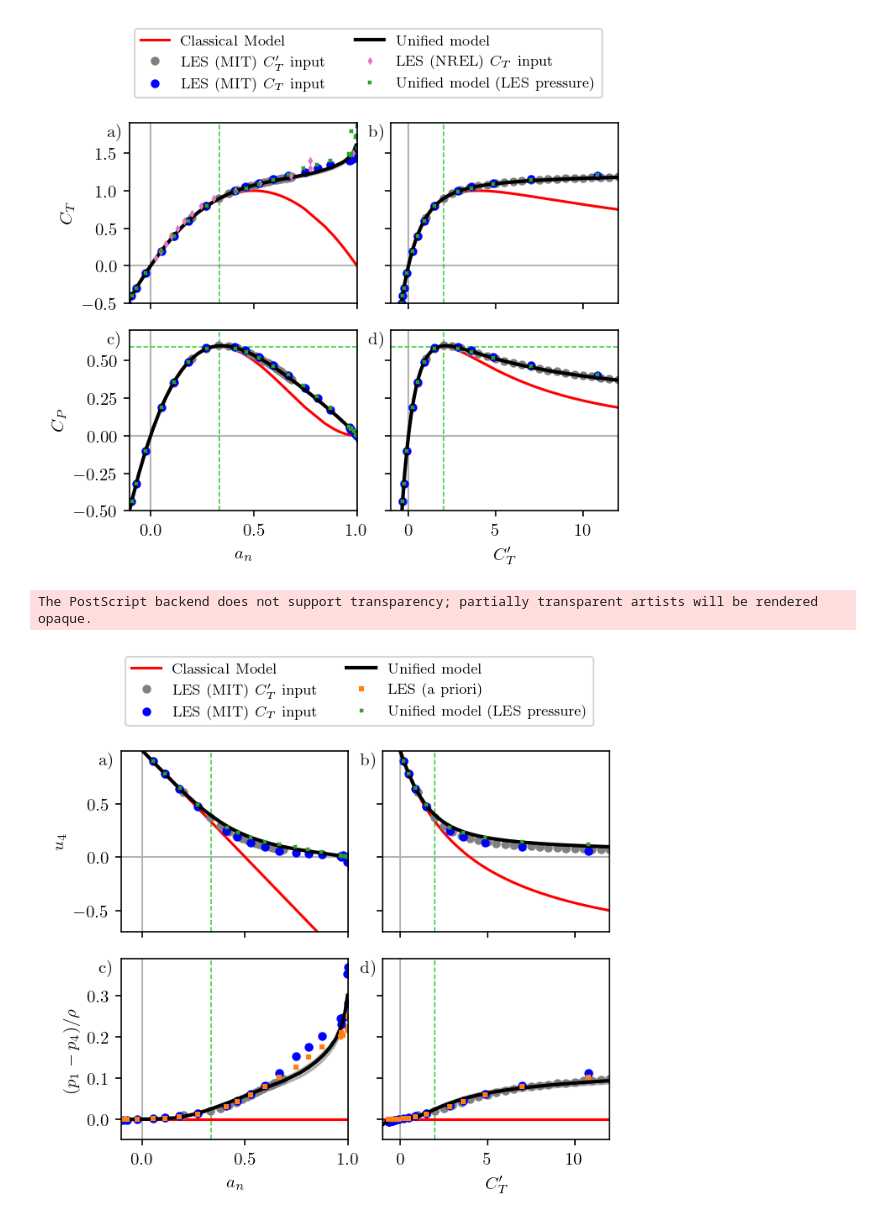
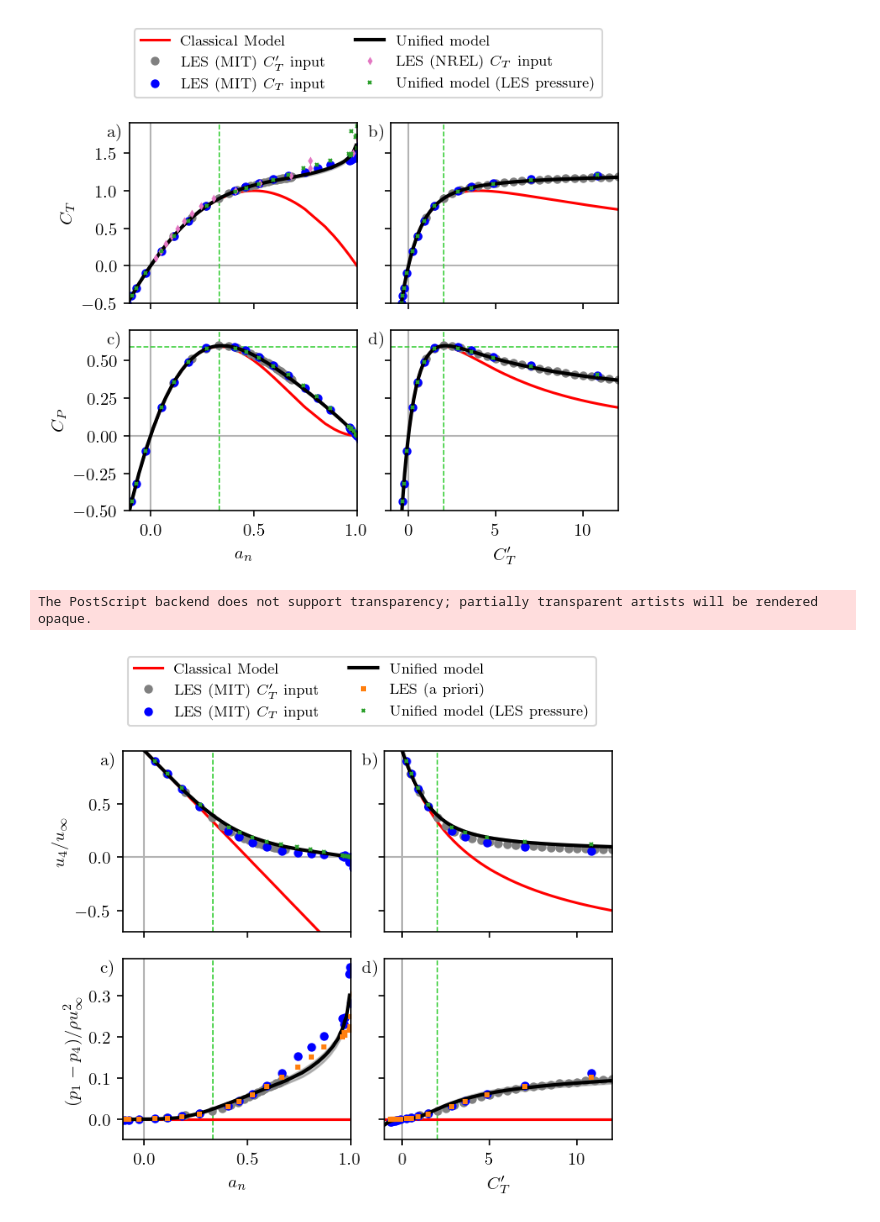
Before and after one commit to Howland-Lab/Unified-Momentum-Model, a Jupyter notebook: figures/figure_02_03.ipynb, the cells around one changed output. Cells and saved outputs as stored; diff of their text form; code cells hidden in the pictures.

```diff
--- a/figures/figure_02_03.ipynb
+++ b/figures/figure_02_03.ipynb
@@ -372,32 +372,32 @@ plot_order = [
 
 
 axes = setup_plot_like_mike(
     results,
     "u4",
     "dp",
-    ("$u_4$", r"$(p_1-p_4)/\rho$"),
+    ("$u_4/u_\infty$", r"$(p_1-p_4)/\rho u^2_\infty$"),
     keys=plot_order,
     range_keys=("nonlinear_minus", "nonlinear_plus"),
     plot_kwargs=plot_kwargs,
 )
 
 
 # Plot Classical betz limit as green dashed lines
 betz_line_kwargs = dict(lw=0.75, ls="--", c="limegreen", zorder=-100)
 axes[0, 0].axvline(1 / 3, **betz_line_kwargs)
 axes[1, 0].axvline(1 / 3, **betz_line_kwargs)
 
 axes[0, 1].axvline(2, **betz_line_kwargs)
 axes[1, 1].axvline(2, **betz_line_kwargs)
 
 
 # axis limits
 axes[0, 0].set_xlim(-0.1, 1)
 axes[1, 1].set_xlim(-1, 12)
 axes[0, 0].set_ylim(-0.7, 0.99)
 axes[1, 1].set_ylim(-0.05, 0.39)
 plt.savefig(figdir / "Figure3_u4_p4.png", dpi=500, bbox_inches="tight")
 plt.savefig(figdir_eps / "Figure3_u4_p4.eps", bbox_inches="tight")
 # %% [output]
 The PostScript backend does not support transparency; partially transparent artists will be rendered opaque.
-[figure, old version]
+[figure, new version]
```
Also changed, not shown: 2 other files.
